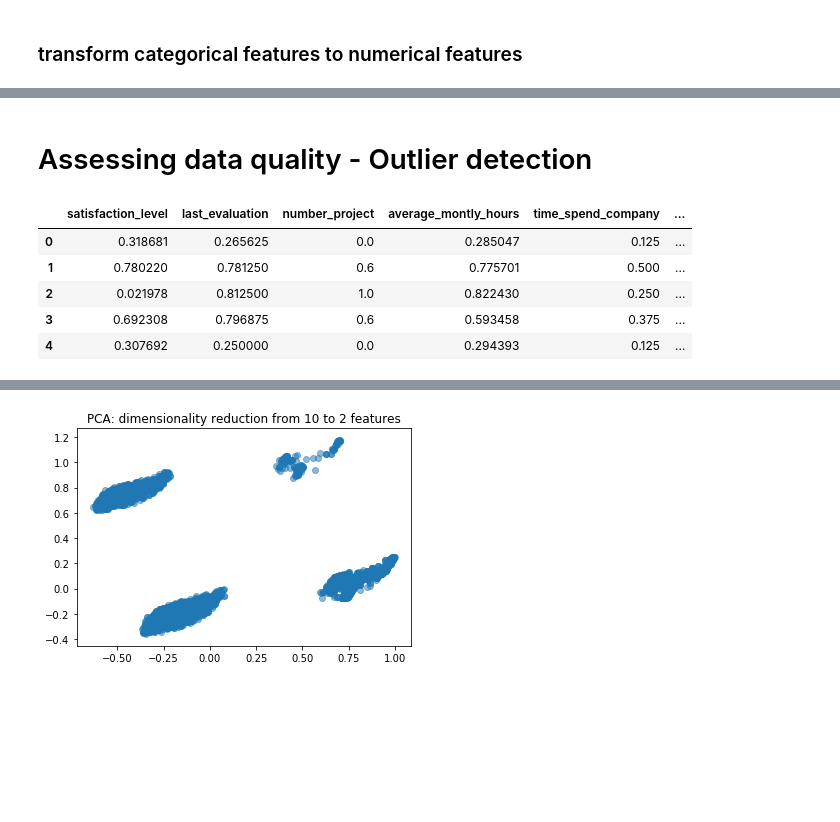
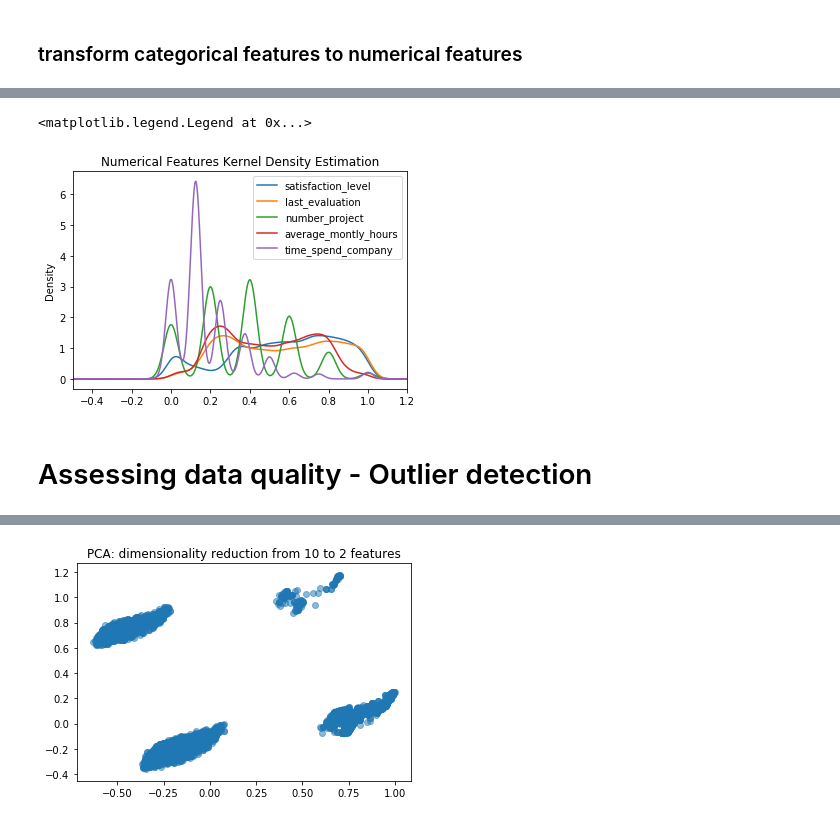
Before and after one commit to noobcode/Data-Mining, a Jupyter notebook: data_understanding.ipynb, the cells around one changed output, grey strips where cells are left out. Saved outputs shown, nothing was run; the diff lists cells and outputs as text; code cells hidden in the pictures; blank space fills up the shorter version.

```diff
--- a/data_understanding.ipynb
+++ b/data_understanding.ipynb
@@ -160,17 +175,15 @@ df.sample(5)
+# %%
+# distributions of numerical features
+for col in numerical_df:
+    df_01_scaled[col].plot(kind='kde')
+plt.title('Numerical Features Kernel Density Estimation')
+plt.xlim([-0.5,1.2])
+plt.legend(numerical_df.columns, loc='best')
+# %% [output]
+<matplotlib.legend.Legend at 0x...>
+[figure, added]
 # %% [markdown]
 # Assessing data quality - Outlier detection
-# %%
-# scale features between 0 and 1
-scaler = MinMaxScaler()
-df_01_scaled = pd.DataFrame(scaler.fit_transform(df), columns=df.columns)
-df_01_scaled.head()
-# %% [output]
-|  | satisfaction_level | last_evaluation | number_project | average_montly_hours | time_spend_company | ... |
-| 0 | 0.318681 | 0.265625 | 0.0 | 0.285047 | 0.125 | ... |
-| 1 | 0.780220 | 0.781250 | 0.6 | 0.775701 | 0.500 | ... |
-| 2 | 0.021978 | 0.812500 | 1.0 | 0.822430 | 0.250 | ... |
-| 3 | 0.692308 | 0.796875 | 0.6 | 0.593458 | 0.375 | ... |
-| 4 | 0.307692 | 0.250000 | 0.0 | 0.294393 | 0.125 | ... |
 # %%
 # box plots
 # dictionary key = boxes, medians, whiskers, caps, fliers
```
Also changed, not shown: parts of 14 cells of this notebook, 3 other files.
